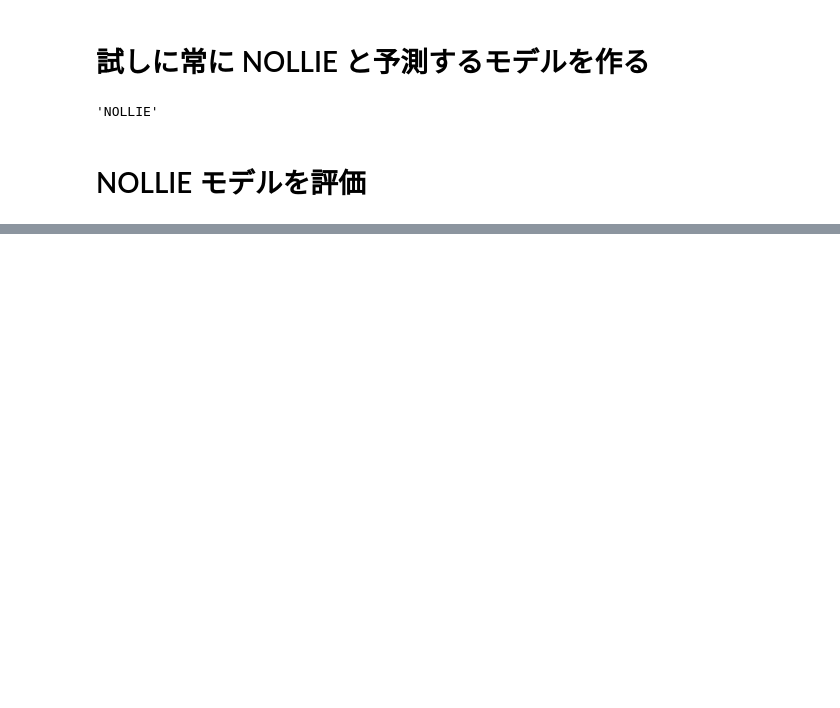
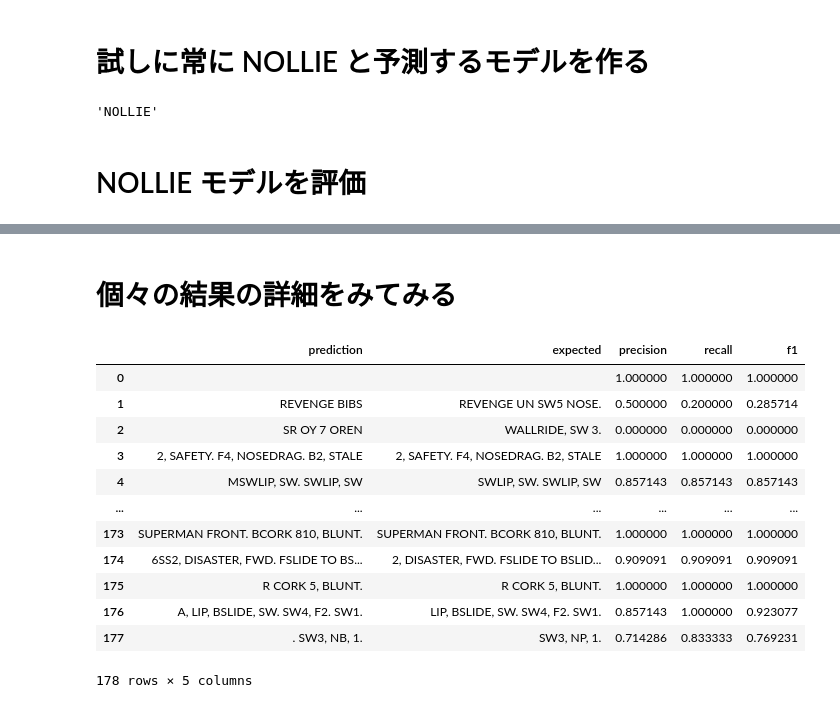
Before and after one commit to Sidebook/slvsh-index, a Jupyter notebook: notebook/getting_started.ipynb, the cells around one changed output, grey strips where cells are left out. Saved outputs shown, nothing was run; the diff lists cells and outputs as text; code cells hidden in the pictures; blank space fills up the shorter version.

```diff
--- a/notebook/getting_started.ipynb
+++ b/notebook/getting_started.ipynb
@@ -61,0 +117,18 @@ Precisionが低い時は，間違ってる出力が出てる
+# %% [markdown]
+# 個々の結果の詳細をみてみる
+# %%
+df
+# %% [output]
+|  | prediction | expected | precision | recall | f1 |
+| 0 |  |  | 1.000000 | 1.000000 | 1.000000 |
+| 1 | REVENGE BIBS | REVENGE UN SW5 NOSE. | 0.500000 | 0.200000 | 0.285714 |
+| 2 | SR OY 7 OREN | WALLRIDE, SW 3. | 0.000000 | 0.000000 | 0.000000 |
+| 3 | 2, SAFETY. F4, NOSEDRAG. B2, STALE | 2, SAFETY. F4, NOSEDRAG. B2, STALE | 1.000000 | 1.000000 | 1.000000 |
+| 4 | MSWLIP, SW. SWLIP, SW | SWLIP, SW. SWLIP, SW | 0.857143 | 0.857143 | 0.857143 |
+| ... | ... | ... | ... | ... | ... |
+| 173 | SUPERMAN FRONT. BCORK 810, BLUNT. | SUPERMAN FRONT. BCORK 810, BLUNT. | 1.000000 | 1.000000 | 1.000000 |
+| 174 | 6SS2, DISASTER, FWD. FSLIDE TO BS... | 2, DISASTER, FWD. FSLIDE TO BSLID... | 0.909091 | 0.909091 | 0.909091 |
+| 175 | R CORK 5, BLUNT. | R CORK 5, BLUNT. | 1.000000 | 1.000000 | 1.000000 |
+| 176 | A, LIP, BSLIDE, SW. SW4, F2. SW1. | LIP, BSLIDE, SW. SW4, F2. SW1. | 0.857143 | 1.000000 | 0.923077 |
+| 177 | . SW3, NB, 1. | SW3, NP, 1. | 0.714286 | 0.833333 | 0.769231 |
+178 rows × 5 columns
```
Also changed, not shown: parts of 8 cells of this notebook, 4 other files.
